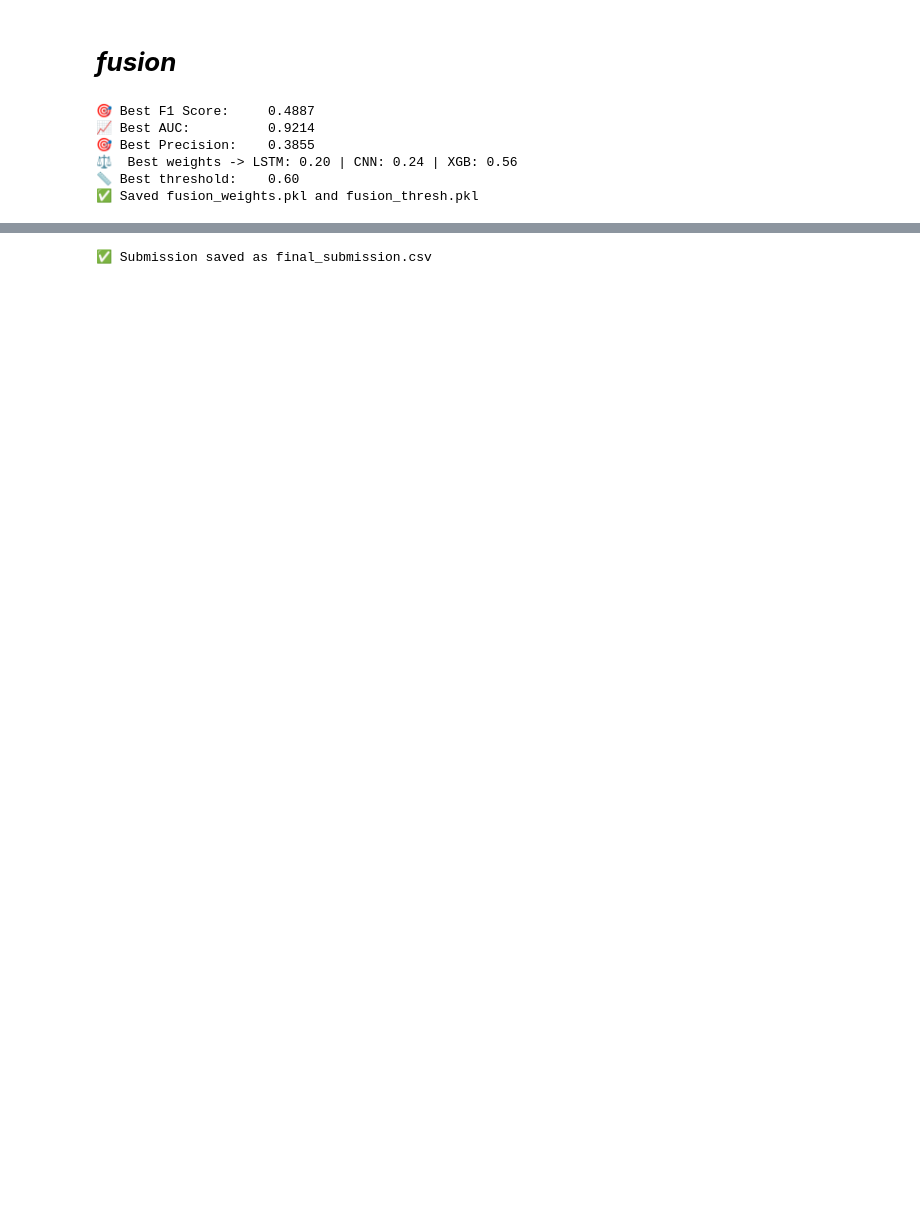
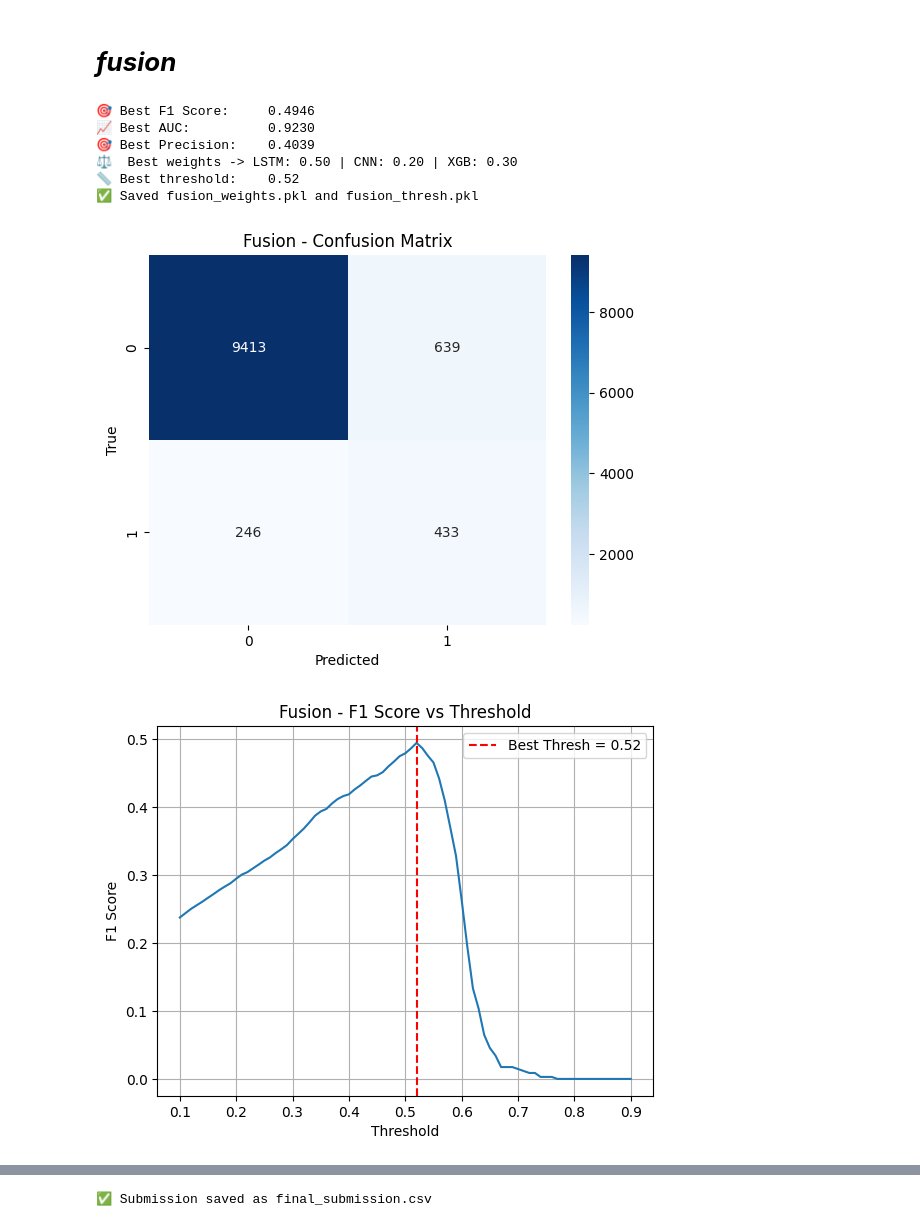
Before and after one commit to Joseph-elias/MediNetFusion, a Jupyter notebook: notebook-challenge-LSTM-copy.ipynb, the cells around one changed output, grey strips where cells are left out. Cells and saved outputs as stored; diff of their text form; code cells hidden in the pictures; blank space fills up the shorter version.

```diff
--- a/notebook-challenge-LSTM-copy.ipynb
+++ b/notebook-challenge-LSTM-copy.ipynb
@@ -708,6 +863,9 @@ from sklearn.metrics import f1_score, precision_score, roc_auc_score
 # Charger les probabilités de validation
 with open("probs_lstm.pkl", "rb") as f:
     probs_lstm = pickle.load(f)
+
+with open("probs_cnn.pkl", "rb") as f:
+    probs_cnn = pickle.load(f)
 
 with open("probs_xgb.pkl", "rb") as f:
     probs_xgb = pickle.load(f)
@@ -739,35 +897,102 @@ for w_lstm in np.linspace(0, 1, 11):
             precision = precision_score(y_true, preds, zero_division=0)
             try:
                 auc = roc_auc_score(y_true, fused_probs)
             except ValueError:
                 auc = 0.0  # In case y_true contains only one class
 
             if f1 > best_f1:
                 best_f1 = f1
                 best_auc = auc
                 best_precision = precision
                 best_w = (w_lstm, w_cnn, w_xgb)
                 best_thresh = t
 
 # Résultats
 print(f"🎯 Best F1 Score:     {best_f1:.4f}")
 print(f"📈 Best AUC:          {best_auc:.4f}")
 print(f"🎯 Best Precision:    {best_precision:.4f}")
 print(f"⚖️  Best weights -> LSTM: {best_w[0]:.2f} | CNN: {best_w[1]:.2f} | XGB: {best_w[2]:.2f}")
 print(f"📏 Best threshold:    {best_thresh:.2f}")
 
 # Sauvegarde
 with open("fusion_weights.pkl", "wb") as f:
     pickle.dump(best_w, f)
 
 with open("fusion_thresh.pkl", "wb") as f:
     pickle.dump(best_thresh, f)
 
 print("✅ Saved fusion_weights.pkl and fusion_thresh.pkl")
+
+from sklearn.metrics import (
+    accuracy_score, recall_score, balanced_accuracy_score,
+    confusion_matrix, roc_curve
+)
+import matplotlib.pyplot as plt
+import seaborn as sns
+
+# === Final prediction with best weights and threshold ===
+fused_probs = (
+    best_w[0] * probs_lstm +
+    best_w[1] * probs_cnn +
+    best_w[2] * probs_xgb
+)
+y_pred = (fused_probs > best_thresh).astype(int)
+
+# === Confusion Matrix ===
+cm = confusion_matrix(y_true, y_pred)
+sns.heatmap(cm, annot=True, fmt='d', cmap='Blues')
+plt.title("Fusion - Confusion Matrix")
+plt.xlabel("Predicted")
+plt.ylabel("True")
+plt.show()
+
+# === F1 vs Threshold Plot ===
+thresholds = np.linspace(0.1, 0.9, 81)
+f1s = [f1_score(y_true, fused_probs > t) for t in thresholds]
+plt.plot(thresholds, f1s)
+plt.axvline(best_thresh, color='r', linestyle='--', label=f'Best Thresh = {best_thresh:.2f}')
+plt.title("Fusion - F1 Score vs Threshold")
+plt.xlabel("Threshold")
+plt.ylabel("F1 Score")
+plt.legend()
+plt.grid()
+plt.show()
+
+# === ROC Curve ===
+fpr, tpr, _ = roc_curve(y_true, fused_probs)
+auc_score = roc_auc_score(y_true, fused_probs)
+plt.plot(fpr, tpr, label=f"AUC = {auc_score:.4f}")
+plt.plot([0, 1], [0, 1], 'k--')
+plt.title("Fusion - ROC Curve")
+plt.xlabel("False Positive Rate")
+plt.ylabel("True Positive Rate")
+plt.legend(loc="lower right")
+plt.grid()
+plt.show()
+
+# === Print Final Metrics ===
+acc = accuracy_score(y_true, y_pred)
+auc = roc_auc_score(y_true, fused_probs)
+f1 = f1_score(y_true, y_pred)
+prec = precision_score(y_true, y_pred)
+rec = recall_score(y_true, y_pred)
+bal_acc = balanced_accuracy_score(y_true, y_pred)
+
+print("\n📊 Fusion Final Evaluation Metrics:")
+print(f"Accuracy           : {acc:.4f}")
+print(f"AUC                : {auc:.4f}")
+print(f"F1 Score           : {f1:.4f}")
+print(f"Precision          : {prec:.4f}")
+print(f"Recall             : {rec:.4f}")
+print(f"Balanced Accuracy  : {bal_acc:.4f}")
+print(f"Best Threshold     : {best_thresh:.2f}")
+print(f"Weights (LSTM, CNN, XGB): {best_w}")
 # %% [output]
-🎯 Best F1 Score:     0.4887
-📈 Best AUC:          0.9214
-🎯 Best Precision:    0.3855
-⚖️  Best weights -> LSTM: 0.20 | CNN: 0.24 | XGB: 0.56
-📏 Best threshold:    0.60
+🎯 Best F1 Score:     0.4946
+📈 Best AUC:          0.9230
+🎯 Best Precision:    0.4039
+⚖️  Best weights -> LSTM: 0.50 | CNN: 0.20 | XGB: 0.30
+📏 Best threshold:    0.52
 ✅ Saved fusion_weights.pkl and fusion_thresh.pkl
+[figure, added]
+[figure, added]
```
Also changed, not shown: parts of 5 cells of this notebook, 17 other files.
